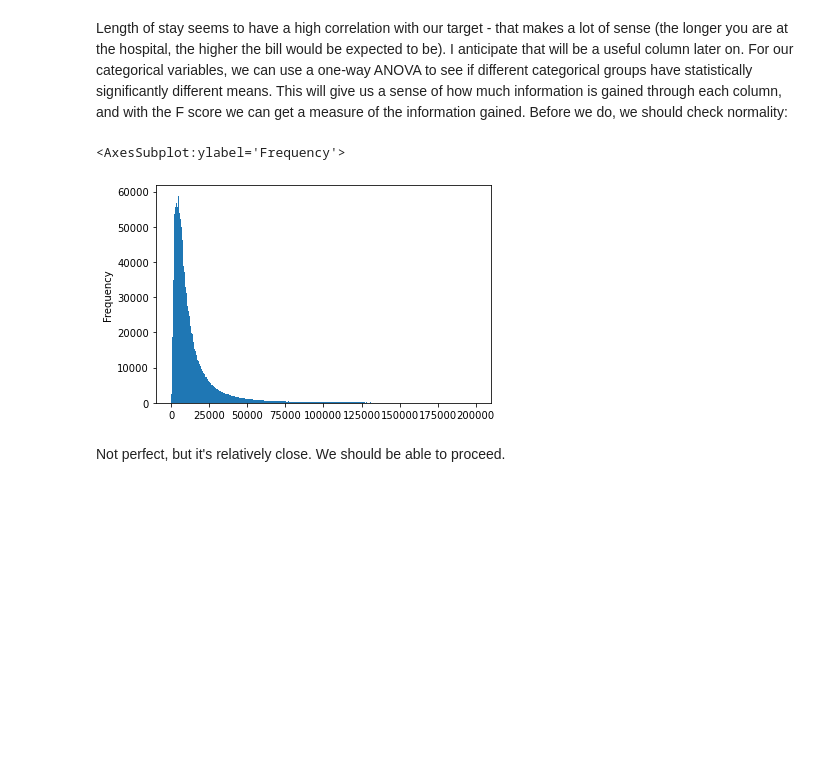
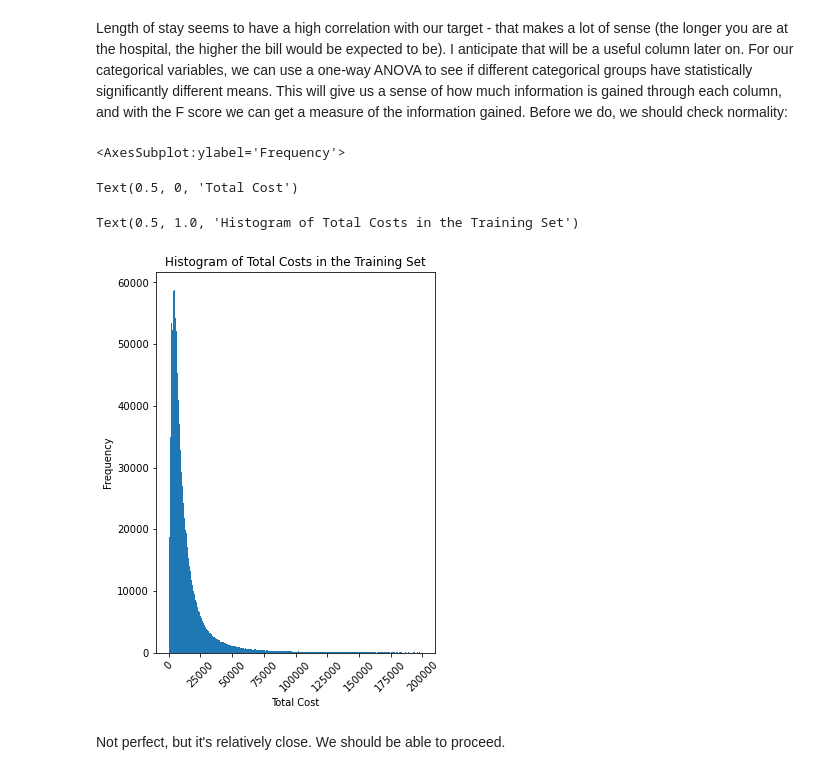
Before and after one commit to tstuessi/Total-Costs-At-Discharge, a Jupyter notebook: Total Cost Prediction.ipynb, the cells around one changed output. Drawn from its saved outputs; the diff is of its cells as text; code cells hidden in the pictures; blank space fills up the shorter version.

```diff
--- a/Total Cost Prediction.ipynb
+++ b/Total Cost Prediction.ipynb
@@ -315,10 +347,14 @@ pd.concat([train_X[["Length of Stay", "Birth Weight"]], train_y], axis=1).corr()
 # %% [markdown]
 Length of stay seems to have a high correlation with our target - that makes a lot of sense (the longer you are at the hospital, the higher the bill would be expected to be). I anticipate that will be a useful column later on. For our categorical variables, we can use a one-way ANOVA to see if different categorical groups have statistically significantly different means. This will give us a sense of how much information is gained through each column, and with the F score we can get a measure of the information gained. Before we do, we should check normality:
 # %%
-train_y[train_y < 200000].plot(kind="hist", bins=500)
+train_y[train_y < 200000].plot(kind="hist", bins=500, figsize=(5, 7), rot=45)
+plt.xlabel("Total Cost")
+plt.title("Histogram of Total Costs in the Training Set")
 # %% [output]
 <AxesSubplot:ylabel='Frequency'>
+Text(0.5, 0, 'Total Cost')
+Text(0.5, 1.0, 'Histogram of Total Costs in the Training Set')
-[figure, old version]
+[figure, new version]
 # %% [markdown]
 Not perfect, but it's relatively close. We should be able to proceed.
 # %%
```
Also changed, not shown: parts of 18 cells of this notebook, 1 other file.
